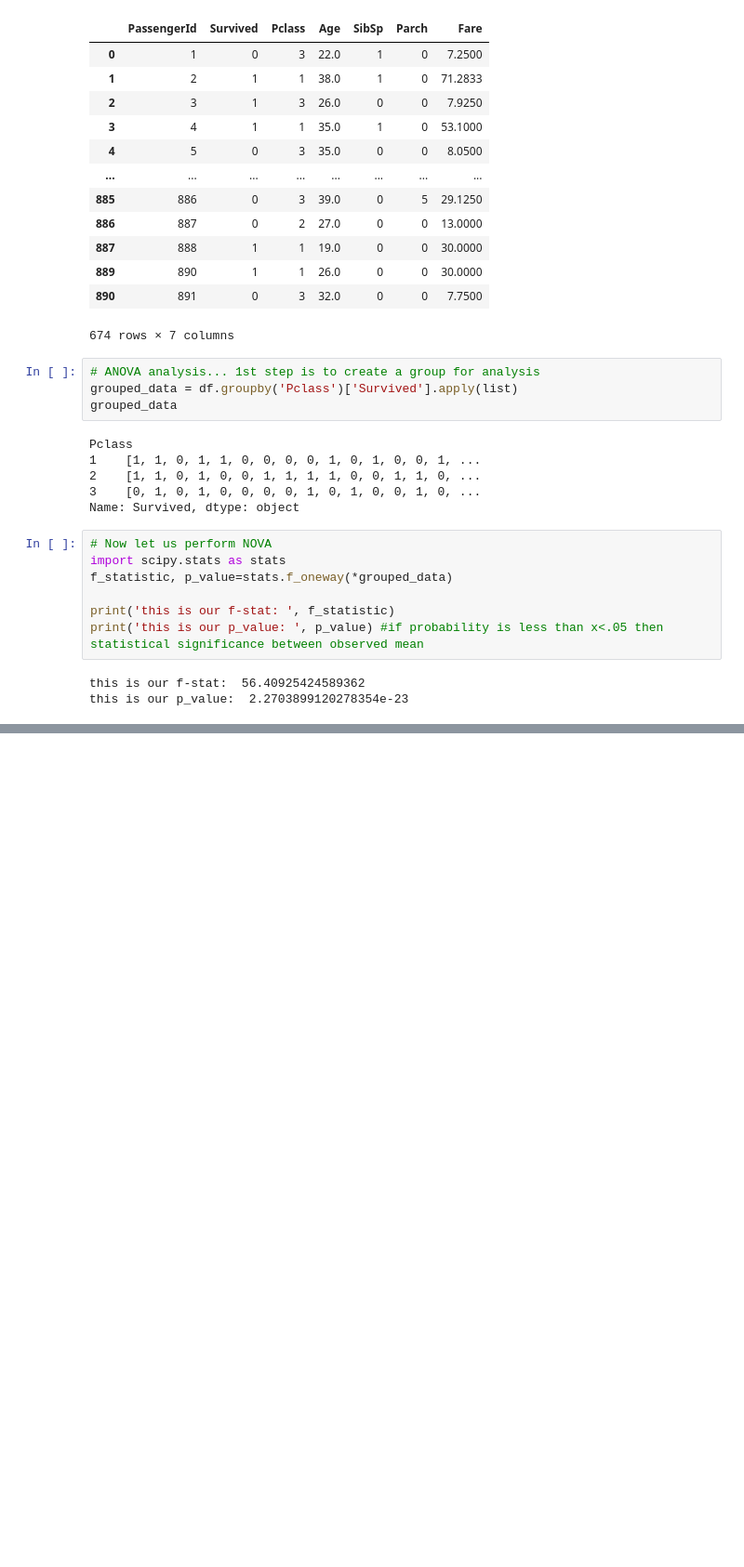
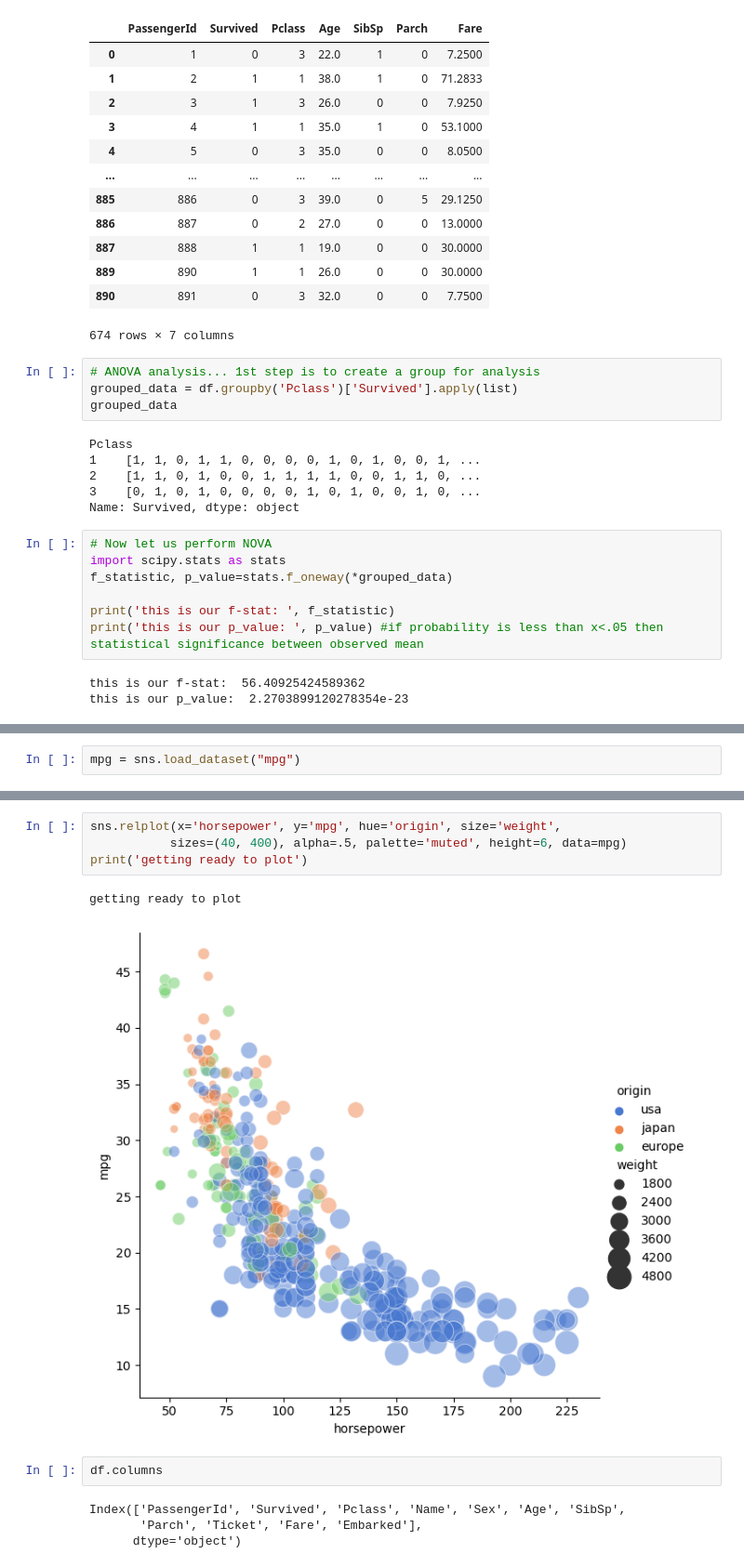
Before and after one commit to rodriguezperezmartin/test_acc, a Jupyter notebook: Project_1_Example.ipynb, the cells around one changed output, grey strips where cells are left out. Shown at 93% size. Drawn from its saved outputs; the diff is of its cells as text; blank space fills up the shorter version.

```diff
--- a/Project_1_Example.ipynb
+++ b/Project_1_Example.ipynb
@@ -417,0 +447,2 @@ this is our p_value:  2.2703899120278354e-23
+# %%
+mpg = sns.load_dataset("mpg")
@@ -417,0 +465,13 @@ this is our p_value:  2.2703899120278354e-23
+# %%
+sns.relplot(x='horsepower', y='mpg', hue='origin', size='weight',
+           sizes=(40, 400), alpha=.5, palette='muted', height=6, data=mpg)
+print('getting ready to plot')
+# %% [output]
+getting ready to plot
+[figure, added]
+# %%
+df.columns
+# %% [output]
+Index(['PassengerId', 'Survived', 'Pclass', 'Name', 'Sex', 'Age', 'SibSp',
+       'Parch', 'Ticket', 'Fare', 'Embarked'],
+      dtype='object')
```
Also changed, not shown: parts of 8 cells of this notebook.
